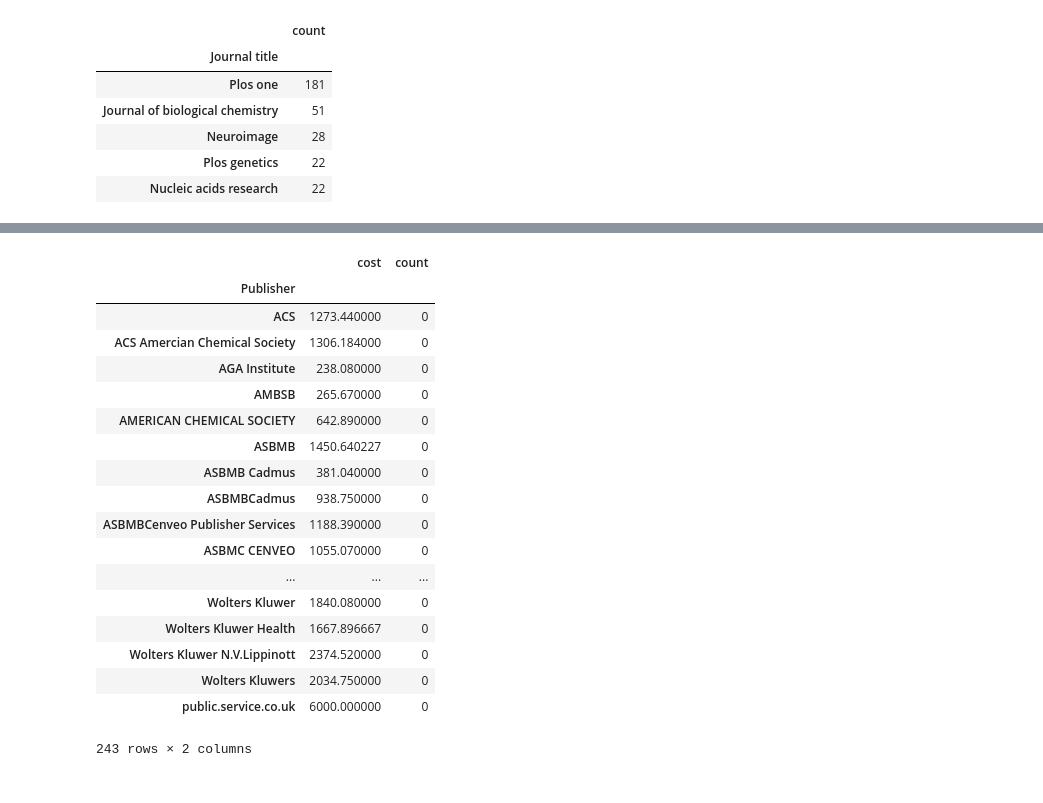
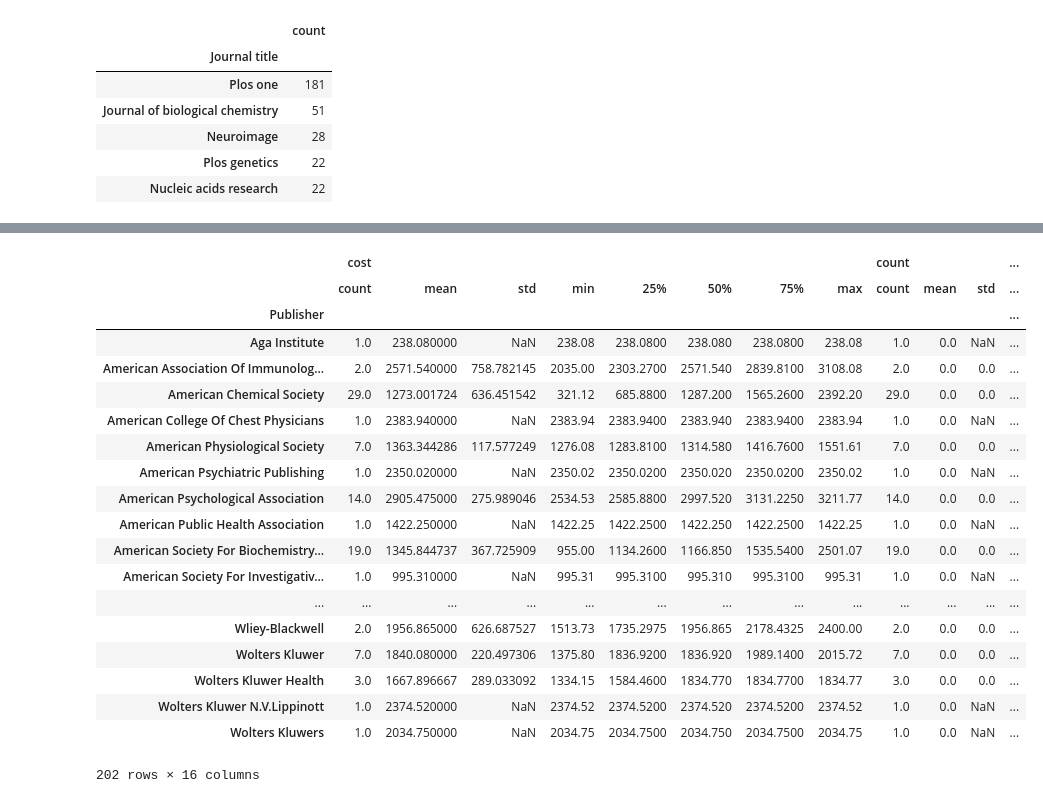
Before and after one commit to mhuh22/Thinkful, a Jupyter notebook: Bootcamp/Unit 1/Challenge - Data cleaning & validation.ipynb, the cells around one changed output, grey strips where cells are left out. Cells and saved outputs as stored; diff of their text form; code cells hidden in the pictures.

```diff
--- a/Bootcamp/Unit 1/Challenge - Data cleaning & validation.ipynb
+++ b/Bootcamp/Unit 1/Challenge - Data cleaning & validation.ipynb
@@ -29,7 +24,7 @@ journals = journals.dropna()
 journals['Journal title'] = journals['Journal title'].apply(lambda x: str(x).capitalize())
 
 # cleaning up publisher section
-journals['Publisher'] = journals['Publisher'].str.replace('Publications','')
+journals['Publisher'] = journals['Publisher'].str.capitalize()
 journals['Publisher'] = journals['Publisher'].str.strip()
 journals['Publisher'] = journals['Publisher'].str.replace(r'/|\(|\)|','')
 
@@ -58,3 +53,36 @@ journal_count = journals[['Journal title','count']].groupby(['Journal title']).c
 | Neuroimage | 28 |
 | Plos genetics | 22 |
 | Nucleic acids research | 22 |
+# %%
+journals.drop(['count'],axis=1)
+
+journals['Publisher'] = journals['Publisher'].str.title()
+journals['Publisher'] = journals['Publisher'].replace('\t','')
+
+journals['Publisher'] = journals['Publisher'].replace(['Acs','Acs Amercian Chemical Society',
+                                                       'American Chemical Society Publications',
+                                                       'Acs Amercian Chemical Society Publications',
+                                                       'Acs Publications'],'American Chemical Society')
+journals['Publisher'] = journals['Publisher'].replace(['Ambsb','American Society For Biochemistry And Molecular Biolgy',
+                                                       'American Soc For Biochemistry And Molecular Biology',
+                                                       'Asbmbcenveo Publisher Services',
+                                                       'Asbmb Cadmus','Asbmbcadmus'
+                                                       ],'American Society for Biochemistry and Molecular Biology')
+journals['Publisher'] = journals['Publisher'].replace(['Asm','Asm American Society For Microbiology',
+                                                       'American Society Of Microbiology	'
+                                                       ],'American Society For Microbiology')
+journals['Publisher'] = journals['Publisher'].replace(['American Society Of Hamatology'],'American Society of Hematology')
+journals['Publisher'] = journals['Publisher'].replace('Benthan Science Publishers','Bentham Science Publishers')
+journals['Publisher'] = journals['Publisher'].replace(['Biomed Central Ltd','Biomed Central'],'Biomed Central Limited')
+journals['Publisher'] = journals['Publisher'].replace(['Bmj','Bmj Journals','Bmj Group','Bmj Publishing Group'],
+                                                      'British Medical Journal')
+journals['Publisher'] = journals['Publisher'].replace('Cadmus','Cadmus Journal Service')
+journals['Publisher'] = journals['Publisher'].replace(['The Company Of Biolgists','The Company Of Biologists Ltd'],'The Company Of Biologists	')
+journals['Publisher'] = journals['Publisher'].replace('The Endocrine Socety','The Endocrine Society')
+
+journals['Publisher'] = journals['Publisher'].replace(['Wiley Subscription Serviices Inc',
+                                                       'Wiley Subscription Services Inc.',
+                                                      'Wiley Subscription Serviices Inc'],
+                                                     'Wiley Subscription Services')
+journals['Publisher'] = journals['Publisher'].replace(['Wliey-Blackwell','Wileyblackwell'],'Wliey-Blackwell')
+journals.groupby(['Publisher']).mean()
@@ -61,22 +109,23 @@ journal_count = journals[['Journal title','count']].groupby(['Journal title']).c
 # %%
-journals.groupby(['Publisher']).mean()
+journals.groupby(['Publisher']).describe()
 # %% [output]
-|  | cost | count |
-| Publisher |  |  |
-| ACS | 1273.440000 | 0 |
-| ACS Amercian Chemical Society | 1306.184000 | 0 |
-| AGA Institute | 238.080000 | 0 |
-| AMBSB | 265.670000 | 0 |
-| AMERICAN CHEMICAL SOCIETY | 642.890000 | 0 |
-| ASBMB | 1450.640227 | 0 |
-| ASBMB Cadmus | 381.040000 | 0 |
-| ASBMBCadmus | 938.750000 | 0 |
-| ASBMBCenveo Publisher Services | 1188.390000 | 0 |
-| ASBMC CENVEO | 1055.070000 | 0 |
-| ... | ... | ... |
-| Wolters Kluwer | 1840.080000 | 0 |
-| Wolters Kluwer Health | 1667.896667 | 0 |
-| Wolters Kluwer N.V.Lippinott | 2374.520000 | 0 |
-| Wolters Kluwers | 2034.750000 | 0 |
-| public.service.co.uk | 6000.000000 | 0 |
+|  | cost |  |  |  |  |  |  |  | count |  |  | ... |
+|  | count | mean | std | min | 25% | 50% | 75% | max | count | mean | std | ... |
+| Publisher |  |  |  |  |  |  |  |  |  |  |  | ... |
+| Aga Institute | 1.0 | 238.080000 | NaN | 238.08 | 238.0800 | 238.080 | 238.0800 | 238.08 | 1.0 | 0.0 | NaN | ... |
+| American Association Of Immunolog... | 2.0 | 2571.540000 | 758.782145 | 2035.00 | 2303.2700 | 2571.540 | 2839.8100 | 3108.08 | 2.0 | 0.0 | 0.0 | ... |
+| American Chemical Society | 29.0 | 1273.001724 | 636.451542 | 321.12 | 685.8800 | 1287.200 | 1565.2600 | 2392.20 | 29.0 | 0.0 | 0.0 | ... |
+| American College Of Chest Physicians | 1.0 | 2383.940000 | NaN | 2383.94 | 2383.9400 | 2383.940 | 2383.9400 | 2383.94 | 1.0 | 0.0 | NaN | ... |
+| American Physiological Society | 7.0 | 1363.344286 | 117.577249 | 1276.08 | 1283.8100 | 1314.580 | 1416.7600 | 1551.61 | 7.0 | 0.0 | 0.0 | ... |
+| American Psychiatric Publishing | 1.0 | 2350.020000 | NaN | 2350.02 | 2350.0200 | 2350.020 | 2350.0200 | 2350.02 | 1.0 | 0.0 | NaN | ... |
+| American Psychological Association | 14.0 | 2905.475000 | 275.989046 | 2534.53 | 2585.8800 | 2997.520 | 3131.2250 | 3211.77 | 14.0 | 0.0 | 0.0 | ... |
+| American Public Health Association | 1.0 | 1422.250000 | NaN | 1422.25 | 1422.2500 | 1422.250 | 1422.2500 | 1422.25 | 1.0 | 0.0 | NaN | ... |
+| American Society For Biochemistry... | 19.0 | 1345.844737 | 367.725909 | 955.00 | 1134.2600 | 1166.850 | 1535.5400 | 2501.07 | 19.0 | 0.0 | 0.0 | ... |
+| American Society For Investigativ... | 1.0 | 995.310000 | NaN | 995.31 | 995.3100 | 995.310 | 995.3100 | 995.31 | 1.0 | 0.0 | NaN | ... |
+| ... | ... | ... | ... | ... | ... | ... | ... | ... | ... | ... | ... | ... |
+| Wliey-Blackwell | 2.0 | 1956.865000 | 626.687527 | 1513.73 | 1735.2975 | 1956.865 | 2178.4325 | 2400.00 | 2.0 | 0.0 | 0.0 | ... |
+| Wolters Kluwer | 7.0 | 1840.080000 | 220.497306 | 1375.80 | 1836.9200 | 1836.920 | 1989.1400 | 2015.72 | 7.0 | 0.0 | 0.0 | ... |
+| Wolters Kluwer Health | 3.0 | 1667.896667 | 289.033092 | 1334.15 | 1584.4600 | 1834.770 | 1834.7700 | 1834.77 | 3.0 | 0.0 | 0.0 | ... |
+| Wolters Kluwer N.V.Lippinott | 1.0 | 2374.520000 | NaN | 2374.52 | 2374.5200 | 2374.520 | 2374.5200 | 2374.52 | 1.0 | 0.0 | NaN | ... |
+| Wolters Kluwers | 1.0 | 2034.750000 | NaN | 2034.75 | 2034.7500 | 2034.750 | 2034.7500 | 2034.75 | 1.0 | 0.0 | NaN | ... |
-243 rows × 2 columns
+202 rows × 16 columns
```
Also changed, not shown: parts of 4 cells of this notebook.
